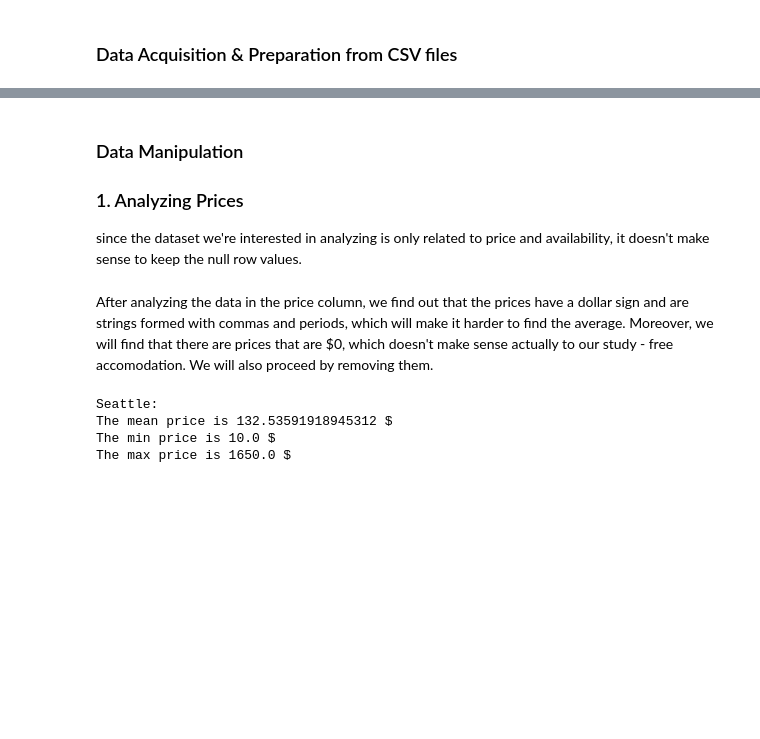
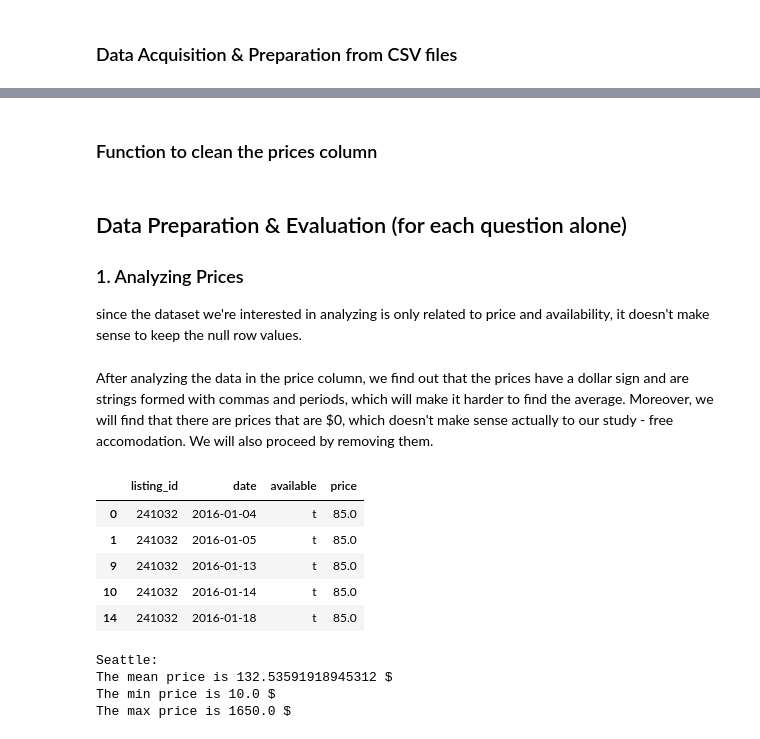
Before and after one commit to Lorenzo-azar/Udacity_DataScientistNanoDegree, a Jupyter notebook: 1- Data Science Blog Post/Data Science Blog Post.ipynb, the cells around one changed output, grey strips where cells are left out. Saved outputs shown, nothing was run; the diff lists cells and outputs as text; code cells hidden in the pictures; blank space fills up the shorter version.

```diff
--- a/1- Data Science Blog Post/Data Science Blog Post.ipynb
+++ b/1- Data Science Blog Post/Data Science Blog Post.ipynb
@@ -23,5 +54,25 @@ boston_data = pd.read_csv("Boston_Airbnb_Calendar_Listing.csv")
+# %% [markdown]
+### Function to clean the prices column
+# %%
+def clean_prices(col):
+    '''
+    INPUT
+    col - the price column you wish to clean
+    OUTPUT:
+    col - the cleaned price column by removal of $ sign, comma and .00
+    '''
+    # removing the dollar sign, comma, and ".00" from the price column
+    col = col.str.replace('$','')
+    col = col.str.replace(',','')
+    col = col.str.replace('.00','')
+
+    # converting the price column from str to numeric to study
+    col = pd.to_numeric(col, downcast='float')
+
+    return col
 # %% [markdown]
-### Data Manipulation
+## Data Preparation & Evaluation (for each question alone)
+
 ### 1. Analyzing Prices
 since the dataset we're interested in analyzing is only related to price and availability, it doesn't make sense to keep the null row values.
 # %%
@@ -32,14 +83,16 @@ boston_edited = boston_data.dropna()
 After analyzing the data in the price column, we find out that the prices have a dollar sign and are strings formed with commas and periods, which will make it harder to find the average.
 Moreover, we will find that there are prices that are $0, which doesn't make sense actually to our study - free accomodation. We will also proceed by removing them.
 # %%
-# removing the dollar sign from the price column
-seattle_edited['price'] = seattle_edited['price'].str.replace('$','')
-seattle_edited['price'] = seattle_edited['price'].str.replace(',','')
-seattle_edited['price'] = seattle_edited['price'].str.replace('.00','')
-
-# converting the price column from str to numeric to study
-seattle_edited["price"] = pd.to_numeric(seattle_edited["price"], downcast="float")
+# Cleaning the price column
+seattle_edited["price"] = clean_prices(seattle_edited["price"])
 
 # removing the zero values
 seattle_edited = seattle_edited[seattle_edited.price != 0]
+# %% [output]
+|  | listing_id | date | available | price |
+| 0 | 241032 | 2016-01-04 | t | 85.0 |
+| 1 | 241032 | 2016-01-05 | t | 85.0 |
+| 9 | 241032 | 2016-01-13 | t | 85.0 |
+| 10 | 241032 | 2016-01-14 | t | 85.0 |
+| 14 | 241032 | 2016-01-18 | t | 85.0 |
 # %%
```
Also changed, not shown: parts of 8 cells of this notebook, 1 other file.
